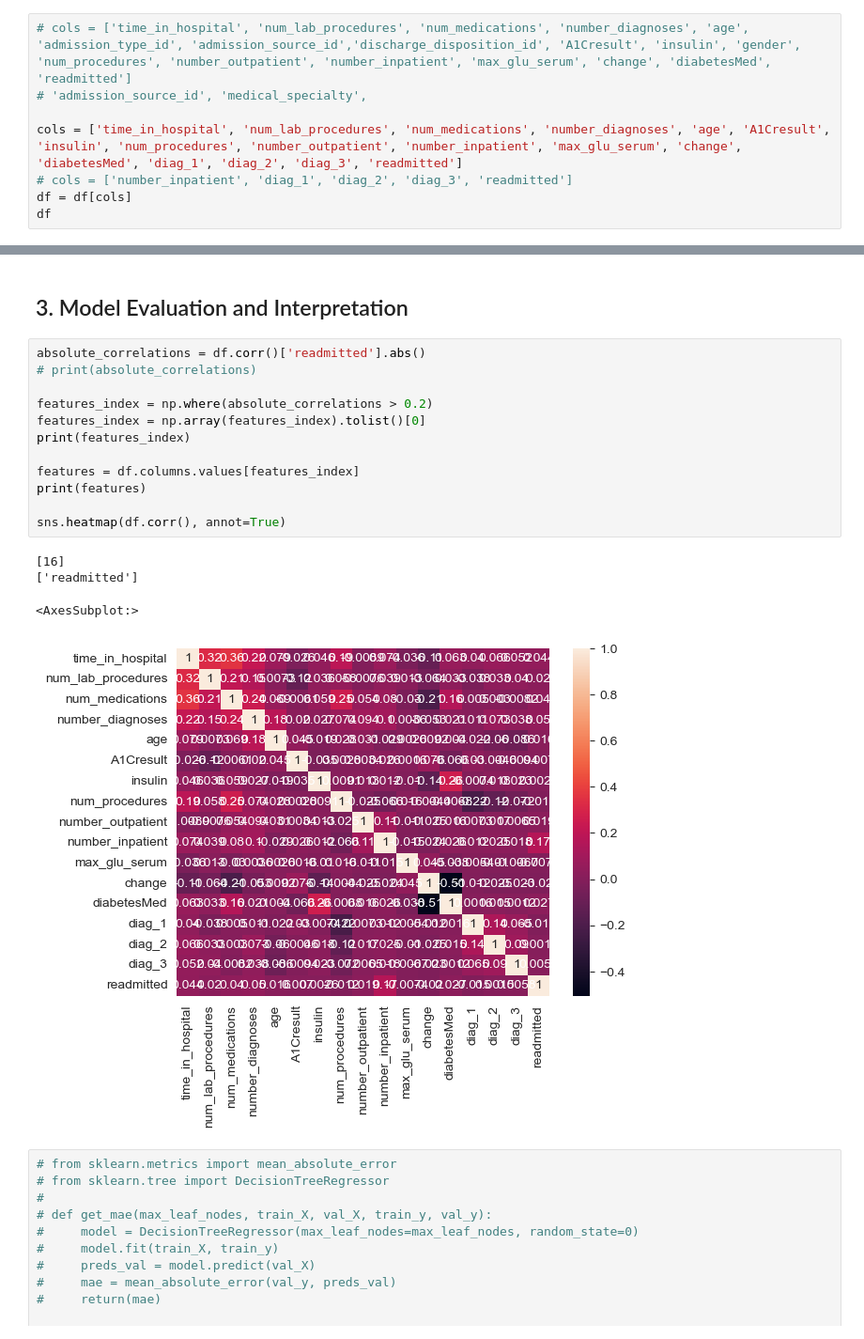
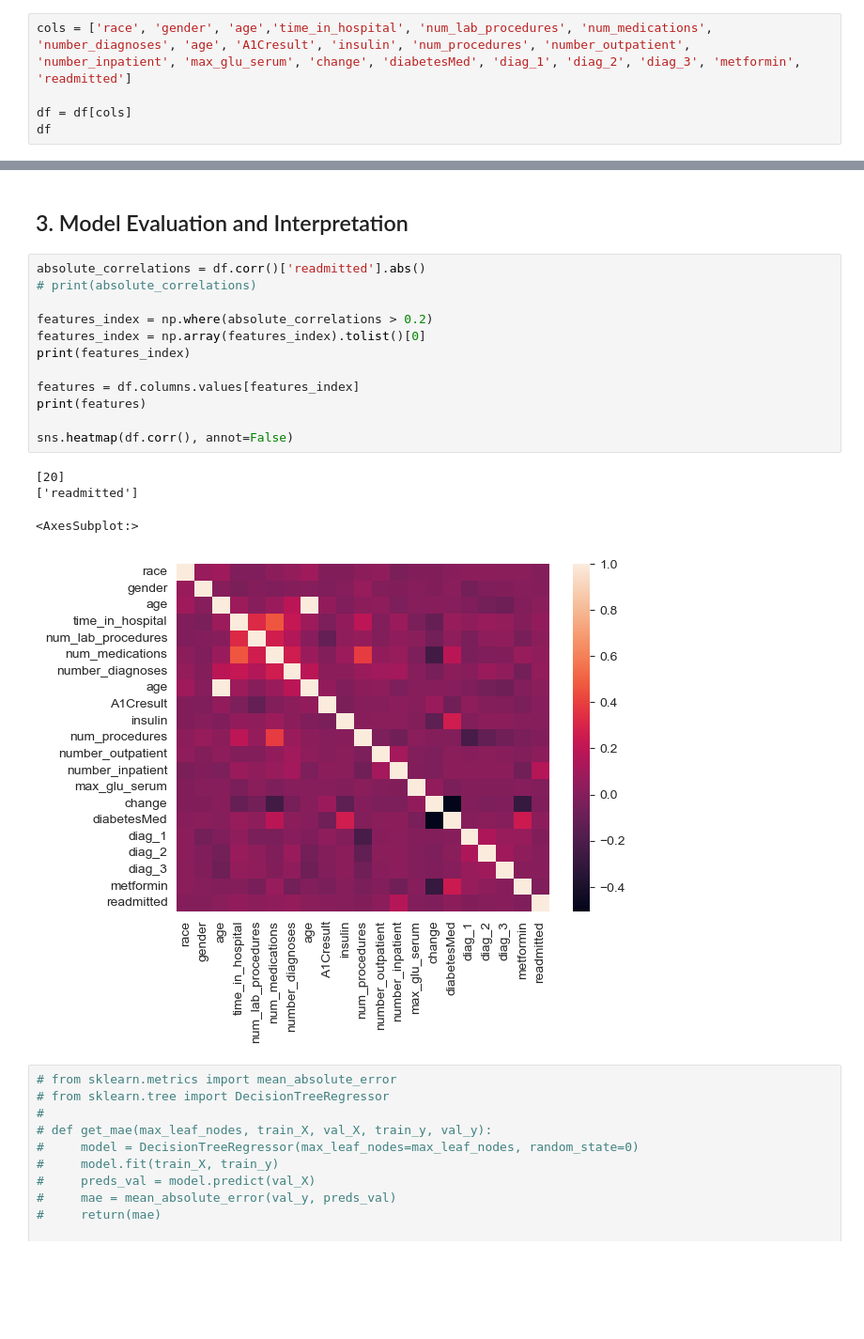
Before and after one commit to FaranF22/ml4, a Jupyter notebook: Assignment4.ipynb, the cells around one changed output, grey strips where cells are left out. Shown at 94% size. Saved outputs shown, nothing was run; the diff lists cells and outputs as text; blank space fills up the shorter version.

```diff
--- a/Assignment4.ipynb
+++ b/Assignment4.ipynb
@@ -329,9 +256,6 @@ Name: readmitted, dtype: int64
 # %%
-# cols = ['time_in_hospital', 'num_lab_procedures', 'num_medications', 'number_diagnoses', 'age', 'admission_type_id', 'admission_source_id','discharge_disposition_id', 'A1Cresult', 'insulin', 'gender', 'num_procedures', 'number_outpatient', 'number_inpatient', 'max_glu_serum', 'change', 'diabetesMed', 'readmitted']
-# 'admission_source_id', 'medical_specialty',
+cols = ['race', 'gender', 'age','time_in_hospital', 'num_lab_procedures', 'num_medications', 'number_diagnoses', 'age', 'A1Cresult', 'insulin', 'num_procedures', 'number_outpatient', 'number_inpatient', 'max_glu_serum', 'change', 'diabetesMed', 'diag_1', 'diag_2', 'diag_3', 'metformin', 'readmitted']
 
-cols = ['time_in_hospital', 'num_lab_procedures', 'num_medications', 'number_diagnoses', 'age', 'A1Cresult', 'insulin', 'num_procedures', 'number_outpatient', 'number_inpatient', 'max_glu_serum', 'change', 'diabetesMed', 'diag_1', 'diag_2', 'diag_3', 'readmitted']
-# cols = ['number_inpatient', 'diag_1', 'diag_2', 'diag_3', 'readmitted']
 df = df[cols]
 df
 # %% [output]
@@ -426,20 +339,20 @@ Test Accuracy: 0.887737054141692
 # %%
 absolute_correlations = df.corr()['readmitted'].abs()
 # print(absolute_correlations)
 
 features_index = np.where(absolute_correlations > 0.2)
 features_index = np.array(features_index).tolist()[0]
 print(features_index)
 
 features = df.columns.values[features_index]
 print(features)
 
-sns.heatmap(df.corr(), annot=True)
+sns.heatmap(df.corr(), annot=False)
 # %% [output]
-[16]
+[20]
 ['readmitted']
 <AxesSubplot:>
-[figure, old version]
+[figure, new version]
 # %%
 # from sklearn.metrics import mean_absolute_error
 # from sklearn.tree import DecisionTreeRegressor
```
Also changed, not shown: parts of 10 cells of this notebook.
